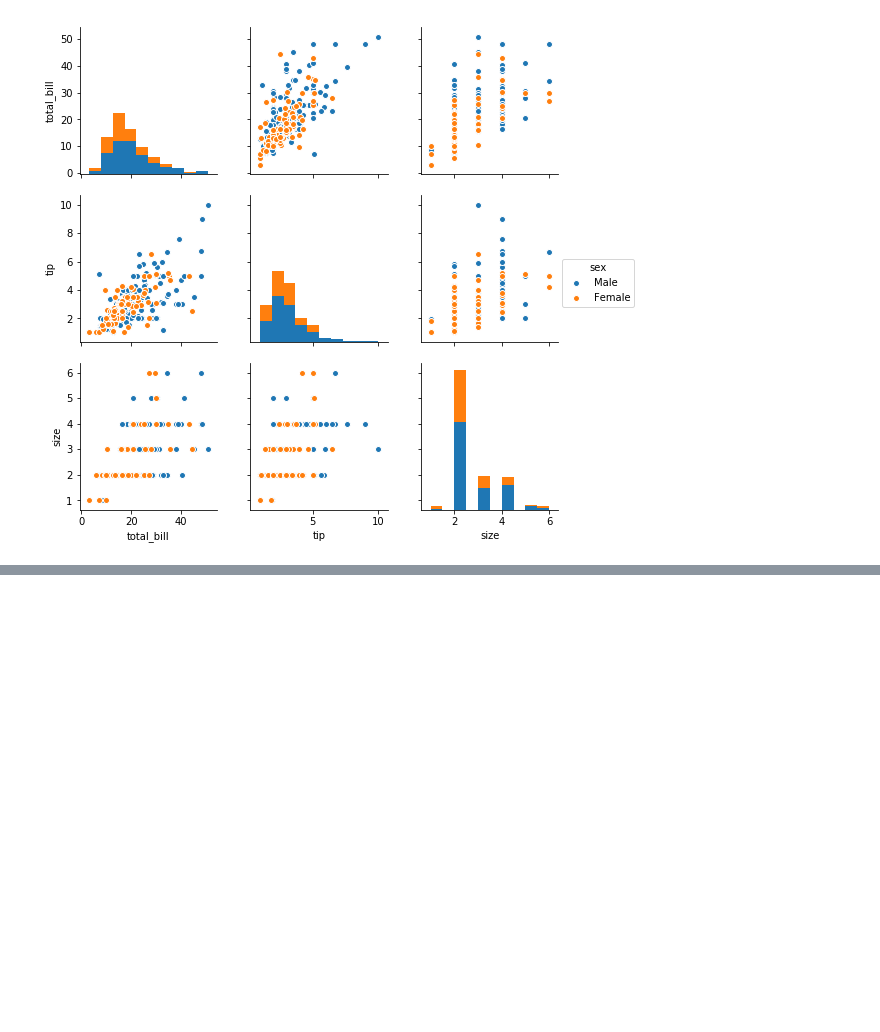
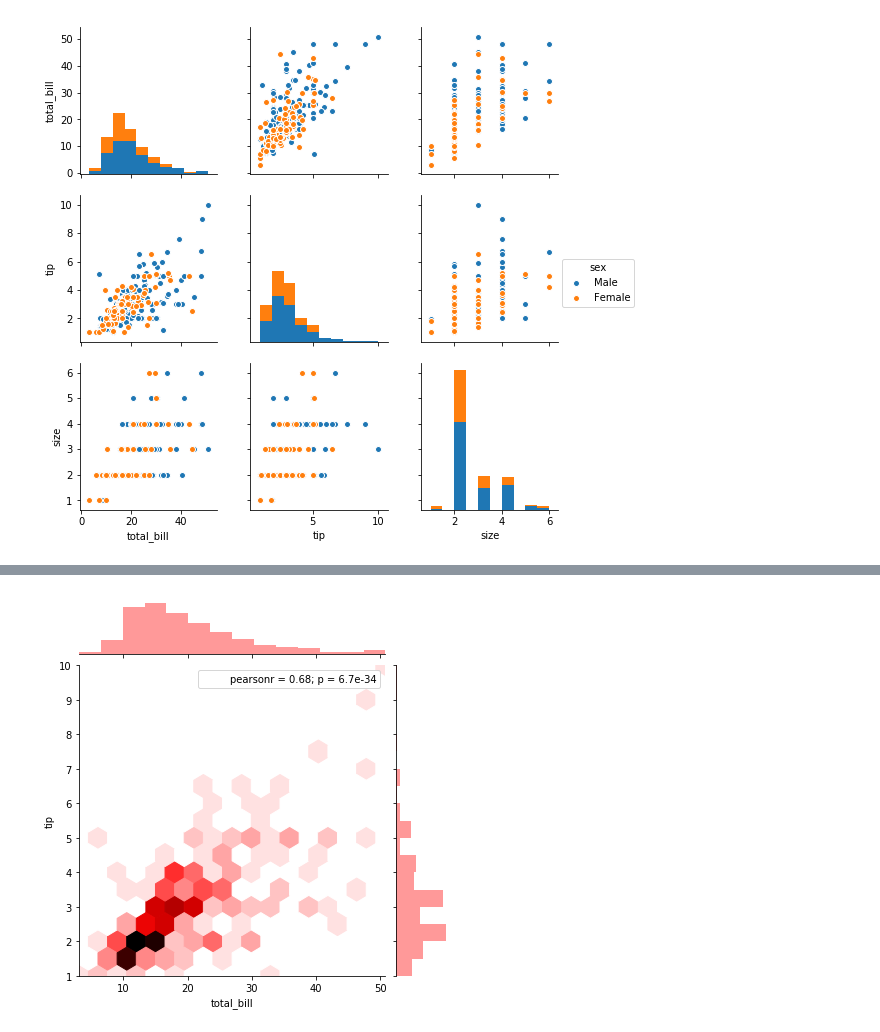
Before and after one commit to yaminisingh31/python, a Jupyter notebook: data_science/Pandas.ipynb, the cells around one changed output, grey strips where cells are left out. Saved outputs shown, nothing was run; the diff lists cells and outputs as text; code cells hidden in the pictures; blank space fills up the shorter version.

```diff
--- a/data_science/Pandas.ipynb
+++ b/data_science/Pandas.ipynb
@@ -192,0 +233,5 @@ plt.show()
+# %%
+sns.jointplot("total_bill","tip",data=df,color="red",kind="hex")
+plt.show()
+# %% [output]
+[figure, added]
```
Also changed, not shown: parts of 24 cells of this notebook.
